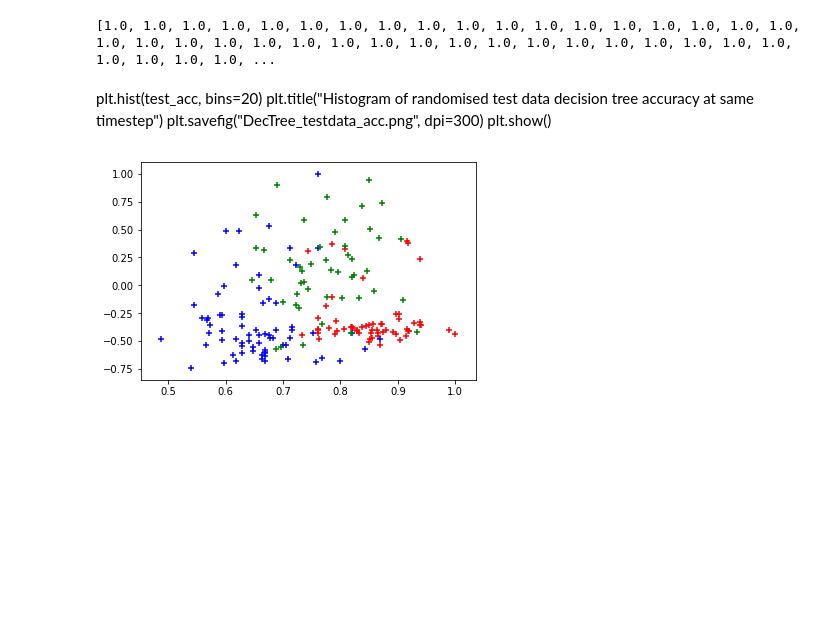
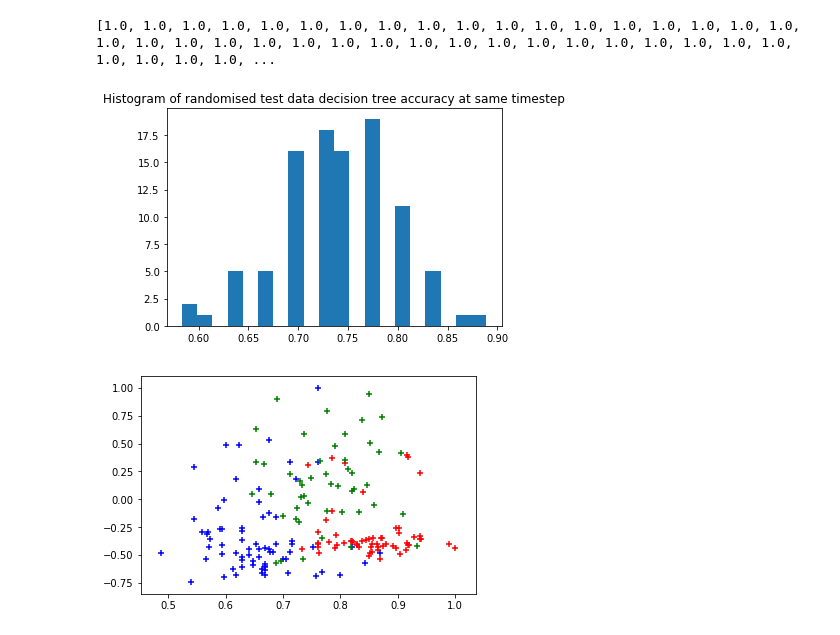
Before and after one commit to domdent/TheGrandTour, a Jupyter notebook: DecisionTree.ipynb, the cells around one changed output. Drawn from its saved outputs; the diff is of its cells as text; code cells hidden in the pictures; blank space fills up the shorter version.

```diff
--- a/DecisionTree.ipynb
+++ b/DecisionTree.ipynb
@@ -199,7 +199,7 @@ from sklearn.metrics import classification_report, confusion_matrix
 test_acc = []
 total_acc = []
 
-for i in range(1000):
+for i in range(100):
     X_train, X_test, y_train, y_test = train_test_split(nData,
                                                         classification,
                                                         test_size=0.20)
@@ -229,11 +229,13 @@ for i in range(1000):
     #print(test_set_acc)
 
     #sklearn.tree.export_graphviz(clf, out_file="/home/dom/Documents/MPhys/TheGrandTour/DecTree.dot")
-# %% [markdown]
-plt.hist(test_acc, bins=20)
-plt.title("Histogram of randomised test data decision tree accuracy at same timestep")
-plt.savefig("DecTree_testdata_acc.png", dpi=300)
-plt.show()
+# %%
+plt.hist(test_acc, bins=20)
+plt.title("Histogram of randomised test data decision tree accuracy at same timestep")
+plt.savefig("DecTree_testdata_acc.png", dpi=300)
+plt.show()
+# %% [output]
+[figure, added]
 # %%
 import matplotlib.pyplot as plt
 %matplotlib inline
```
Also changed, not shown: parts of 3 cells of this notebook.
